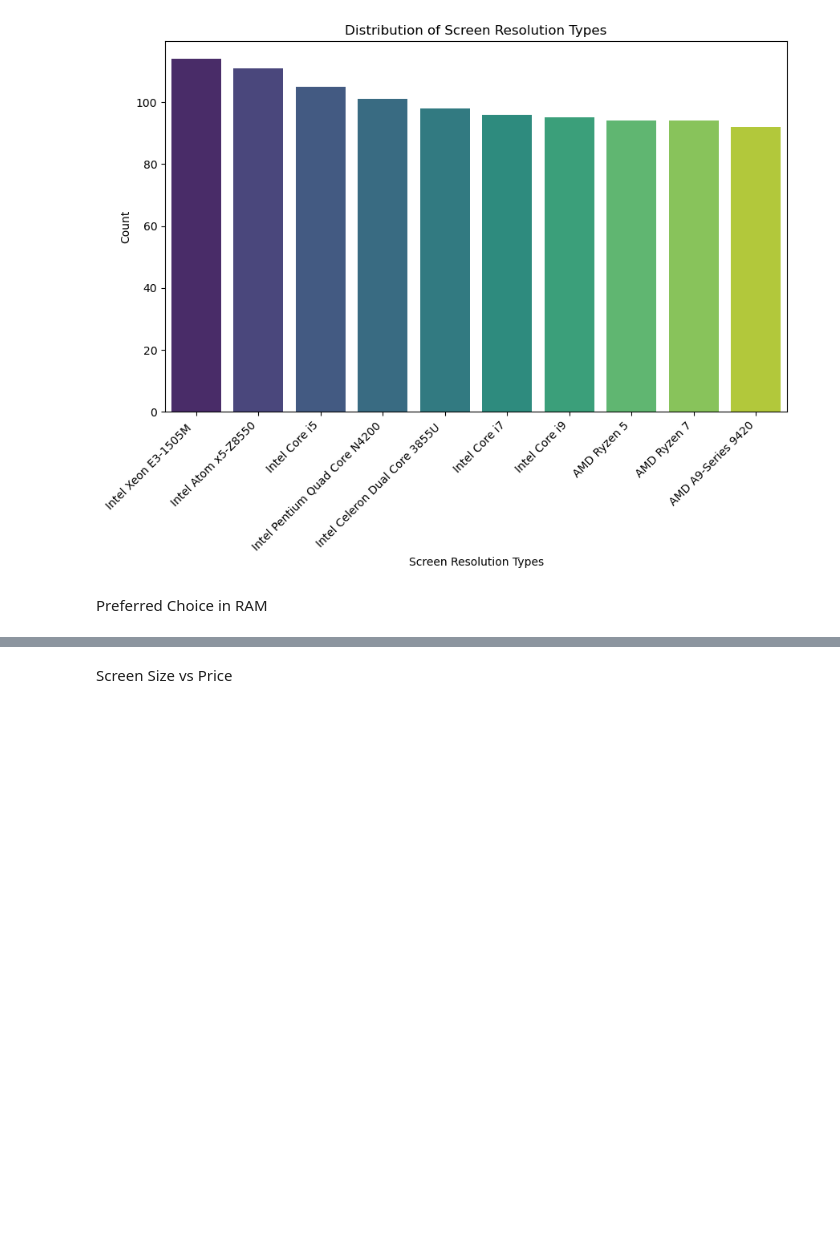
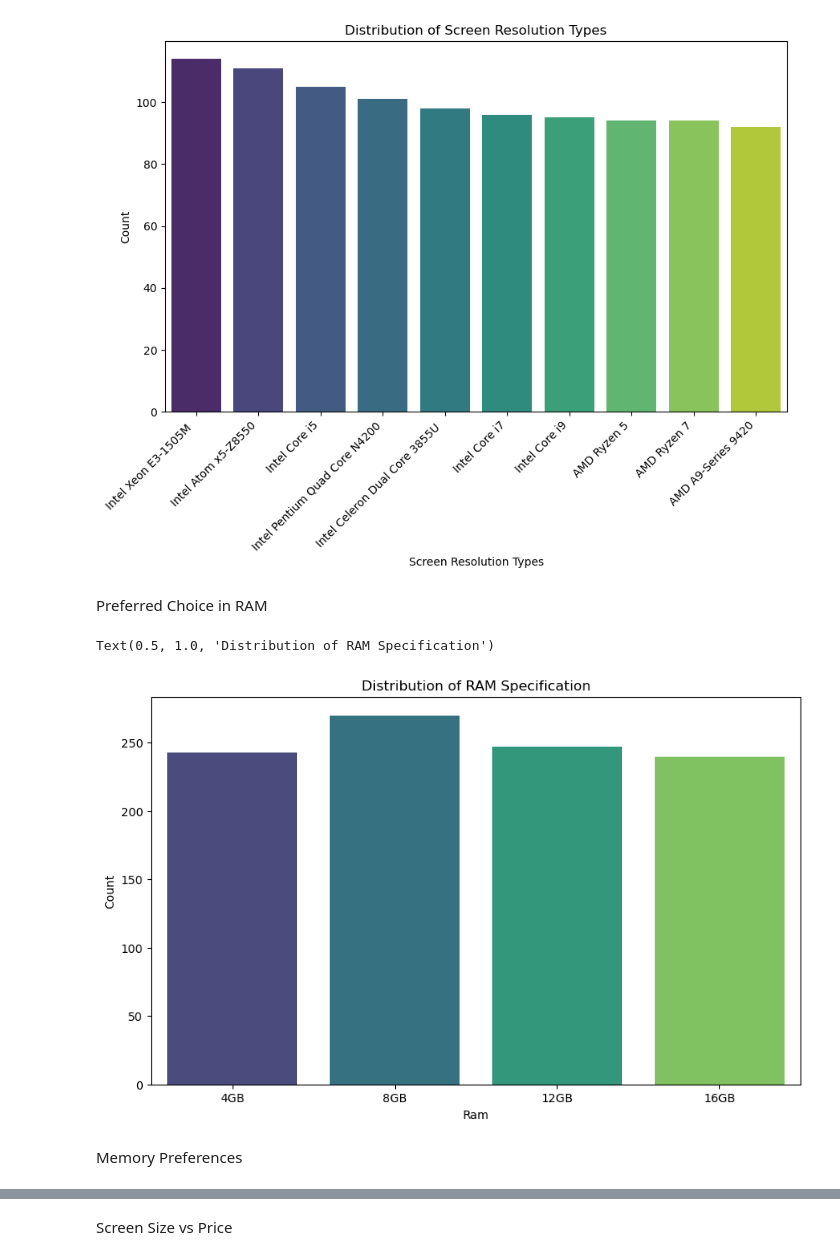
Before and after one commit to Kestrel86/laptopPriceEDA, a Jupyter notebook: laptopPriceEDA.ipynb, the cells around one changed output, grey strips where cells are left out. Drawn from its saved outputs; the diff is of its cells as text; code cells hidden in the pictures; blank space fills up the shorter version.

```diff
--- a/laptopPriceEDA.ipynb
+++ b/laptopPriceEDA.ipynb
@@ -159,3 +165,13 @@ Preferred Choice in RAM
 # %%
 ram_count = df['Ram'].value_counts().reset_index()
 ram_count.columns = ['Ram', 'Count']
+# %%
+plt.figure(figsize=(10,6))
+order_list = ['4GB', '8GB', '12GB', '16GB']
+sns.barplot(x="Ram", y="Count", data=ram_count, order=order_list, palette='viridis')
+plt.title("Distribution of RAM Specification")
+# %% [output]
+Text(0.5, 1.0, 'Distribution of RAM Specification')
+[figure, added]
+# %% [markdown]
+Memory Preferences
```
Also changed, not shown: parts of 18 cells of this notebook.
